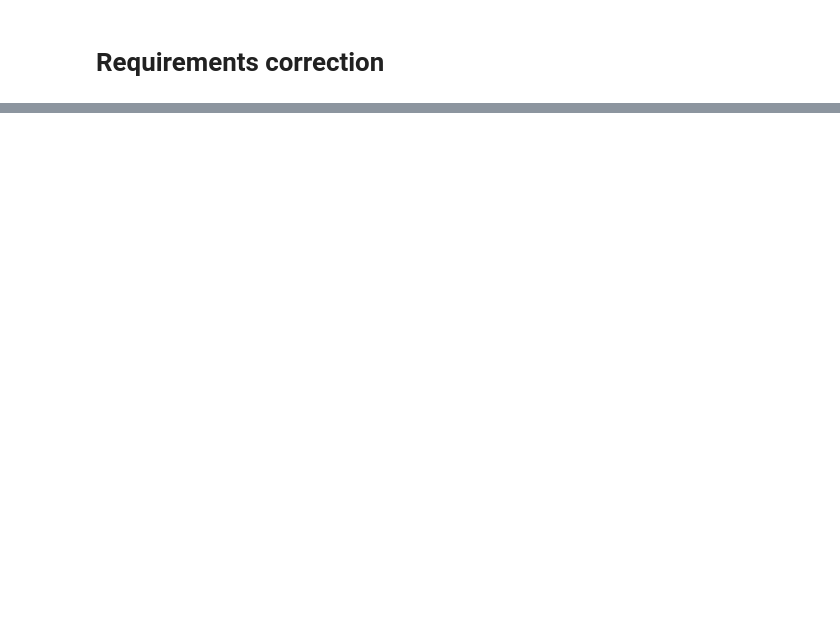
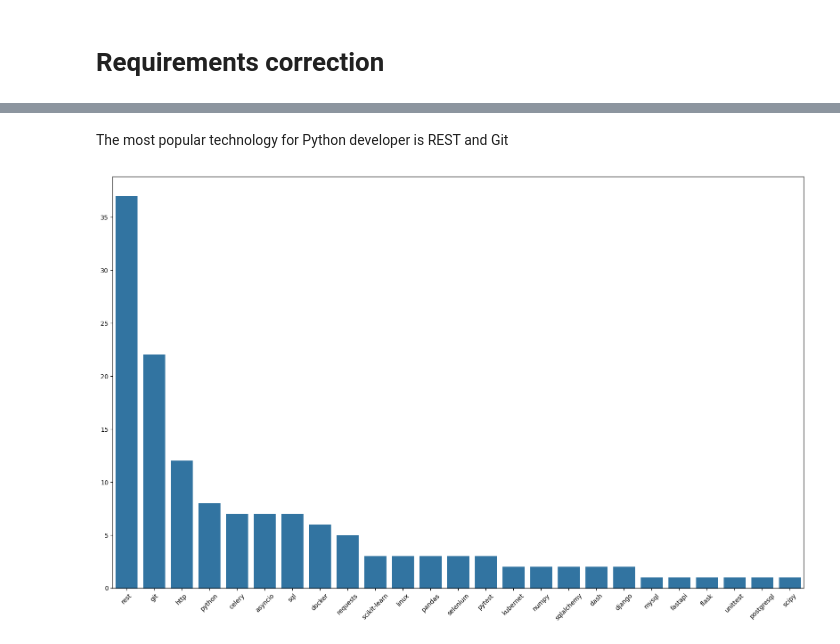
Before and after one commit to Familenko/djinni_statistic, a Jupyter notebook: analytic/main.ipynb, the cells around one changed output, grey strips where cells are left out. Cells and saved outputs as stored; diff of their text form; code cells hidden in the pictures; blank space fills up the shorter version.

```diff
--- a/analytic/main.ipynb
+++ b/analytic/main.ipynb
@@ -293,0 +431,2 @@ sns.countplot(data=cleaned_df, x='position', hue='type');
+# %%
+skills_counter = {skill: 0 for skill in technologies_for_python_developer}
@@ -293,0 +461,4 @@ sns.countplot(data=cleaned_df, x='position', hue='type');
+# %%
+skills_counter = {k: v for k, v in skills_counter.items() if v != 0}
+skills_counter = dict(sorted(skills_counter.items(), key=lambda item: item[1], reverse=True))
+skills_counter
@@ -293,0 +483,10 @@ sns.countplot(data=cleaned_df, x='position', hue='type');
+# %% [markdown]
+The most popular technology for Python developer is REST and Git
+# %%
+plt.figure(figsize=(20,12))
+sns.barplot(skills_counter)
+plt.xticks(rotation=45)
+
+plt.show()
+# %% [output]
+[figure, added]
```
Also changed, not shown: parts of 31 cells of this notebook, 4 other files.
